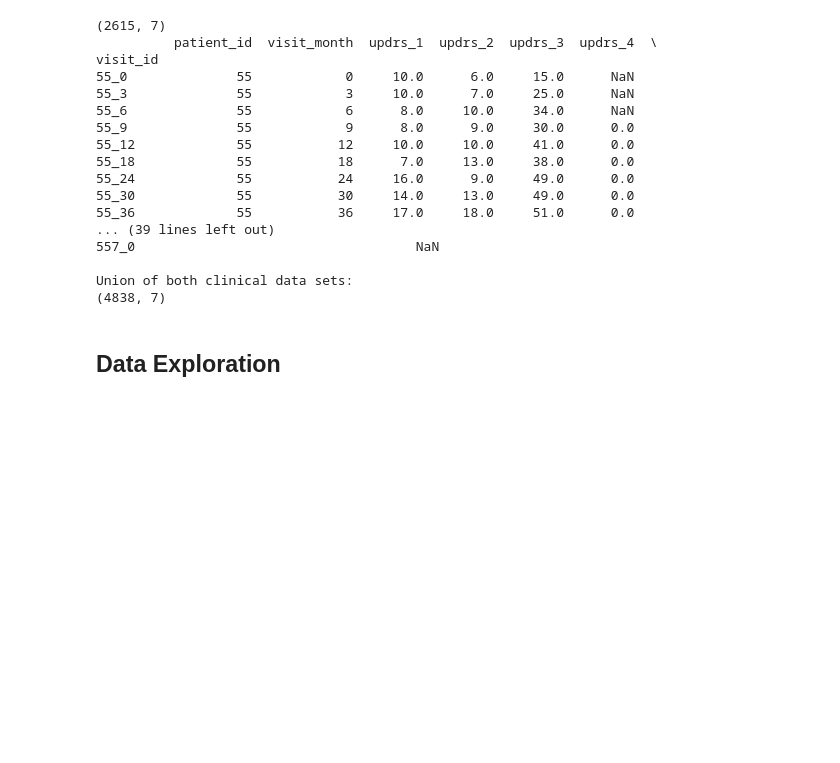
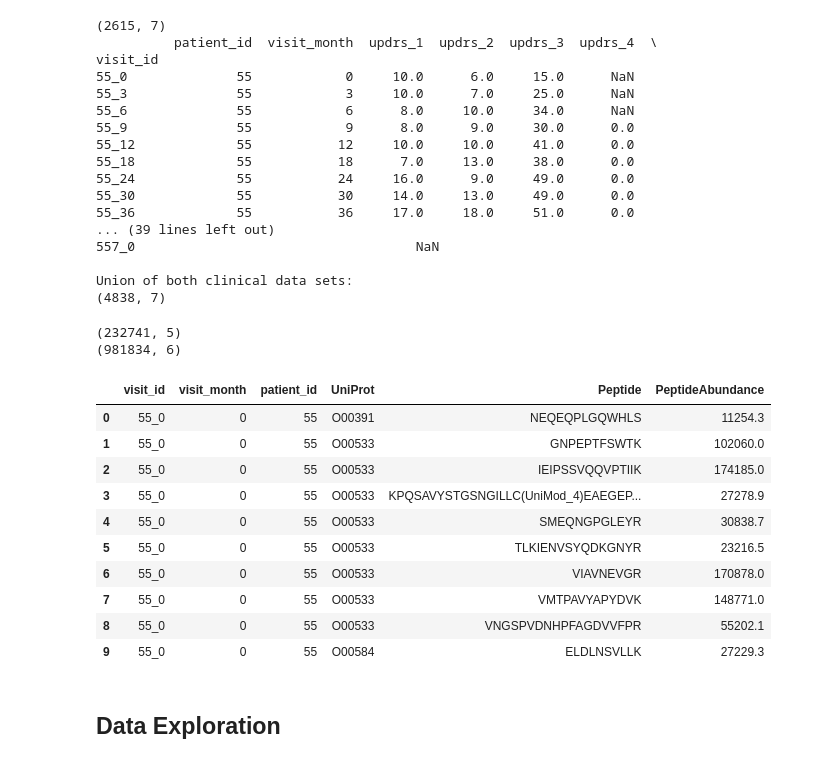
Before and after one commit to s-feinstein/SCS_3546_024-Deep-Learning, a Jupyter notebook: Term-Project/parkinsons-progression-pred.ipynb, the cells around one changed output. Saved outputs shown, nothing was run; the diff lists cells and outputs as text; code cells hidden in the pictures; blank space fills up the shorter version.

```diff
--- a/Term-Project/parkinsons-progression-pred.ipynb
+++ b/Term-Project/parkinsons-progression-pred.ipynb
@@ -88,6 +88,34 @@ visit_id
 
 Union of both clinical data sets:
 (4838, 7)
+# %%
+# Pull in protein data
+proteins_df = pd.read_csv(
+    INPUTS_DIR / 'train_proteins.csv',
+)
+print(proteins_df.shape)
+proteins_df.head(n=10)
+
+# Pull in peptide data
+peptide_df = pd.read_csv(
+    INPUTS_DIR / 'train_peptides.csv',
+)
+print(peptide_df.shape)
+peptide_df.head(n=10)
+# %% [output]
+(232741, 5)
+(981834, 6)
+|  | visit_id | visit_month | patient_id | UniProt | Peptide | PeptideAbundance |
+| 0 | 55_0 | 0 | 55 | O00391 | NEQEQPLGQWHLS | 11254.3 |
+| 1 | 55_0 | 0 | 55 | O00533 | GNPEPTFSWTK | 102060.0 |
+| 2 | 55_0 | 0 | 55 | O00533 | IEIPSSVQQVPTIIK | 174185.0 |
+| 3 | 55_0 | 0 | 55 | O00533 | KPQSAVYSTGSNGILLC(UniMod_4)EAEGEP... | 27278.9 |
+| 4 | 55_0 | 0 | 55 | O00533 | SMEQNGPGLEYR | 30838.7 |
+| 5 | 55_0 | 0 | 55 | O00533 | TLKIENVSYQDKGNYR | 23216.5 |
+| 6 | 55_0 | 0 | 55 | O00533 | VIAVNEVGR | 170878.0 |
+| 7 | 55_0 | 0 | 55 | O00533 | VMTPAVYAPYDVK | 148771.0 |
+| 8 | 55_0 | 0 | 55 | O00533 | VNGSPVDNHPFAGDVVFPR | 55202.1 |
+| 9 | 55_0 | 0 | 55 | O00584 | ELDLNSVLLK | 27229.3 |
 # %% [markdown]
 ## Data Exploration
 # %%
```
Also changed, not shown: parts of 9 cells of this notebook.
